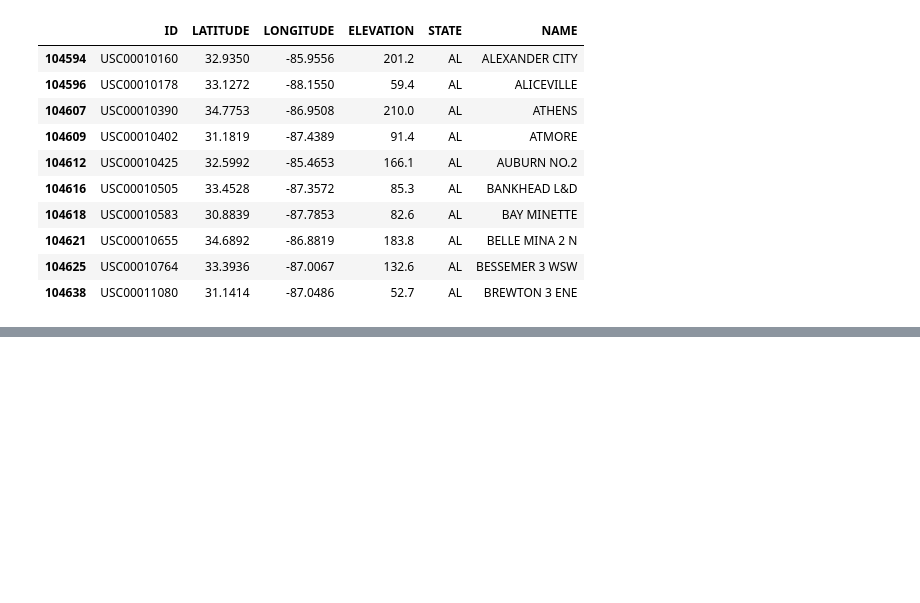
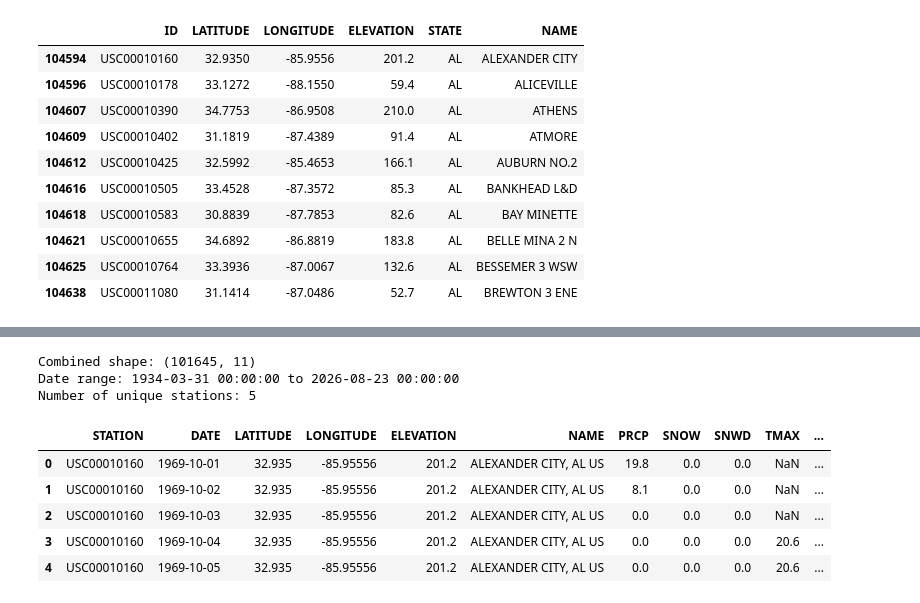
Before and after one commit to Sudarshan006/climate-risk-dashboard, a Jupyter notebook: notebooks/01_explore_ghcn.ipynb, the cells around one changed output, grey strips where cells are left out. Cells and saved outputs as stored; diff of their text form; code cells hidden in the pictures; blank space fills up the shorter version.

Commit message:
Add multi-station proof-of-concept: download loop, concat, missingness analysis

```diff
--- a/notebooks/01_explore_ghcn.ipynb
+++ b/notebooks/01_explore_ghcn.ipynb
@@ -288,3 +288,9 @@ Name: count, dtype: int64
 | 104621 | USC00010655 | 34.6892 | -86.8819 | 183.8 | AL | BELLE MINA 2 N |
 | 104625 | USC00010764 | 33.3936 | -87.0067 | 132.6 | AL | BESSEMER 3 WSW |
 | 104638 | USC00011080 | 31.1414 | -87.0486 | 52.7 | AL | BREWTON 3 ENE |
+# %%
+# Take the first 5 stations from our Gulf Coast shortlist as a proof-of-concept
+sample_stations = gulf_shortlist["ID"].head(5).tolist()
+
+print("Proof-of-concept stations:")
+print(sample_stations)
@@ -290,0 +348,30 @@ Name: count, dtype: int64
+# %%
+# --- Step 1: Stack all 5 station tables into one ---
+# pd.concat glues a list of DataFrames together, row on row
+combined = pd.concat(all_station_data, ignore_index=True)
+
+print("Combined shape:", combined.shape)
+
+# --- Step 2: Convert units (tenths -> real values), just like before ---
+combined["TMAX"] = combined["TMAX"] / 10   # tenths °C -> °C
+combined["TMIN"] = combined["TMIN"] / 10   # tenths °C -> °C
+combined["PRCP"] = combined["PRCP"] / 10   # tenths mm -> mm
+# SNOW and SNWD already in mm — left unchanged
+
+# --- Step 3: Parse dates ---
+combined["DATE"] = pd.to_datetime(combined["DATE"])
+
+# --- Step 4: Look at the result ---
+print("Date range:", combined["DATE"].min(), "to", combined["DATE"].max())
+print("Number of unique stations:", combined["STATION"].nunique())
+combined.head()
+# %% [output]
+Combined shape: (101645, 11)
+Date range: 1934-03-31 00:00:00 to 2026-08-23 00:00:00
+Number of unique stations: 5
+|  | STATION | DATE | LATITUDE | LONGITUDE | ELEVATION | NAME | PRCP | SNOW | SNWD | TMAX | ... |
+| 0 | USC00010160 | 1969-10-01 | 32.935 | -85.95556 | 201.2 | ALEXANDER CITY, AL US | 19.8 | 0.0 | 0.0 | NaN | ... |
+| 1 | USC00010160 | 1969-10-02 | 32.935 | -85.95556 | 201.2 | ALEXANDER CITY, AL US | 8.1 | 0.0 | 0.0 | NaN | ... |
+| 2 | USC00010160 | 1969-10-03 | 32.935 | -85.95556 | 201.2 | ALEXANDER CITY, AL US | 0.0 | 0.0 | 0.0 | NaN | ... |
+| 3 | USC00010160 | 1969-10-04 | 32.935 | -85.95556 | 201.2 | ALEXANDER CITY, AL US | 0.0 | 0.0 | 0.0 | 20.6 | ... |
+| 4 | USC00010160 | 1969-10-05 | 32.935 | -85.95556 | 201.2 | ALEXANDER CITY, AL US | 0.0 | 0.0 | 0.0 | 20.6 | ... |
```
Also changed, not shown: parts of 3 cells of this notebook.
